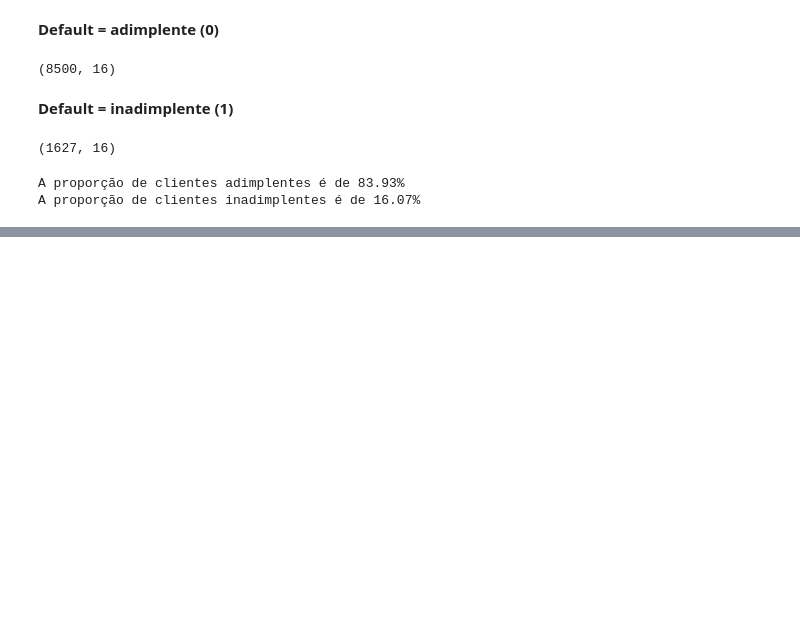
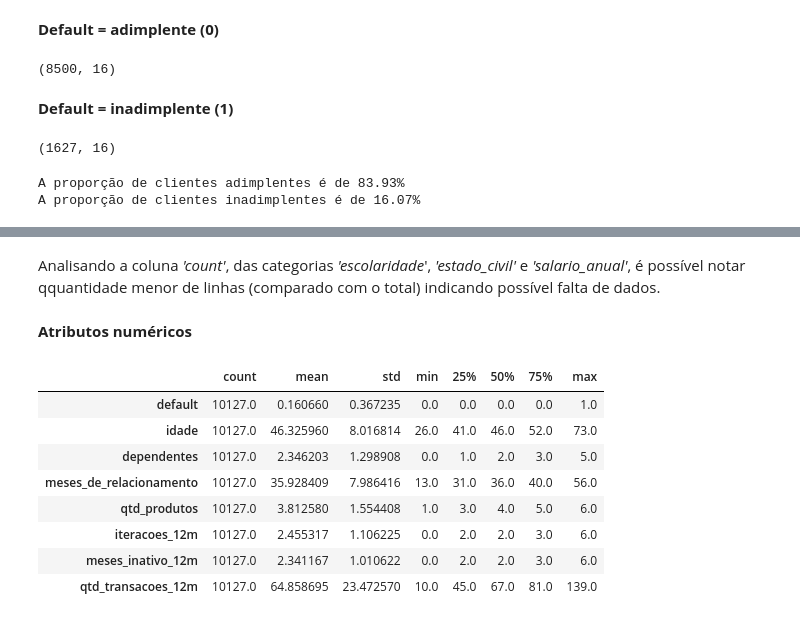
Before and after one commit to narcisonascimento/ebac-python-projeto-final, a Jupyter notebook: ebac-python-projeto-final.ipynb, the cells around one changed output, grey strips where cells are left out. Cells and saved outputs as stored; diff of their text form; code cells hidden in the pictures; blank space fills up the shorter version.

```diff
--- a/ebac-python-projeto-final.ipynb
+++ b/ebac-python-projeto-final.ipynb
@@ -75,0 +125,16 @@ A proporção de clientes inadimplentes é de 16.07%
+# %% [markdown]
+Analisando a coluna *'count'*, das categorias *'escolaridade*', *'estado_civil'* e *'salario_anual'*, é possível notar qquantidade menor de linhas (comparado com o total) indicando possível falta de dados.
+# %% [markdown]
+**Atributos numéricos**
+# %%
+df.drop('id', axis=1).select_dtypes('number').describe().transpose()
+# %% [output]
+|  | count | mean | std | min | 25% | 50% | 75% | max |
+| default | 10127.0 | 0.160660 | 0.367235 | 0.0 | 0.0 | 0.0 | 0.0 | 1.0 |
+| idade | 10127.0 | 46.325960 | 8.016814 | 26.0 | 41.0 | 46.0 | 52.0 | 73.0 |
+| dependentes | 10127.0 | 2.346203 | 1.298908 | 0.0 | 1.0 | 2.0 | 3.0 | 5.0 |
+| meses_de_relacionamento | 10127.0 | 35.928409 | 7.986416 | 13.0 | 31.0 | 36.0 | 40.0 | 56.0 |
+| qtd_produtos | 10127.0 | 3.812580 | 1.554408 | 1.0 | 3.0 | 4.0 | 5.0 | 6.0 |
+| iteracoes_12m | 10127.0 | 2.455317 | 1.106225 | 0.0 | 2.0 | 2.0 | 3.0 | 6.0 |
+| meses_inativo_12m | 10127.0 | 2.341167 | 1.010622 | 0.0 | 2.0 | 2.0 | 3.0 | 6.0 |
+| qtd_transacoes_12m | 10127.0 | 64.858695 | 23.472570 | 10.0 | 45.0 | 67.0 | 81.0 | 139.0 |
```
Also changed, not shown: parts of 13 cells of this notebook.
